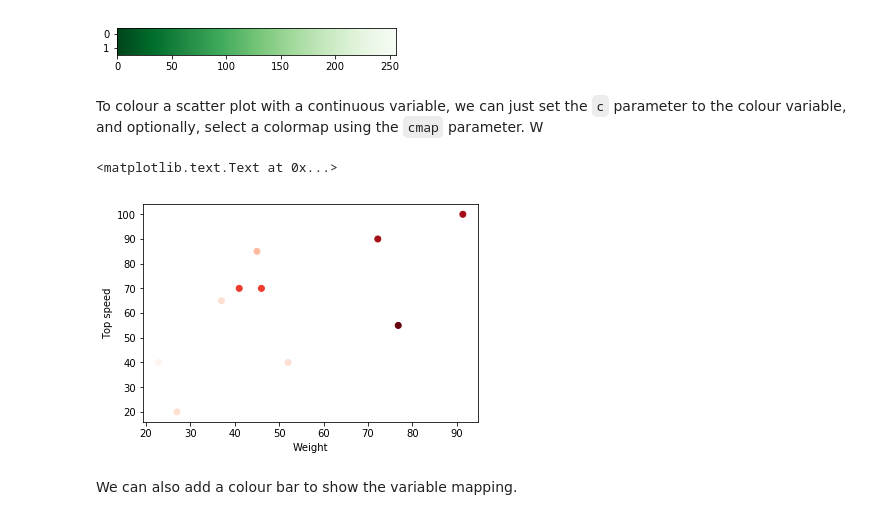
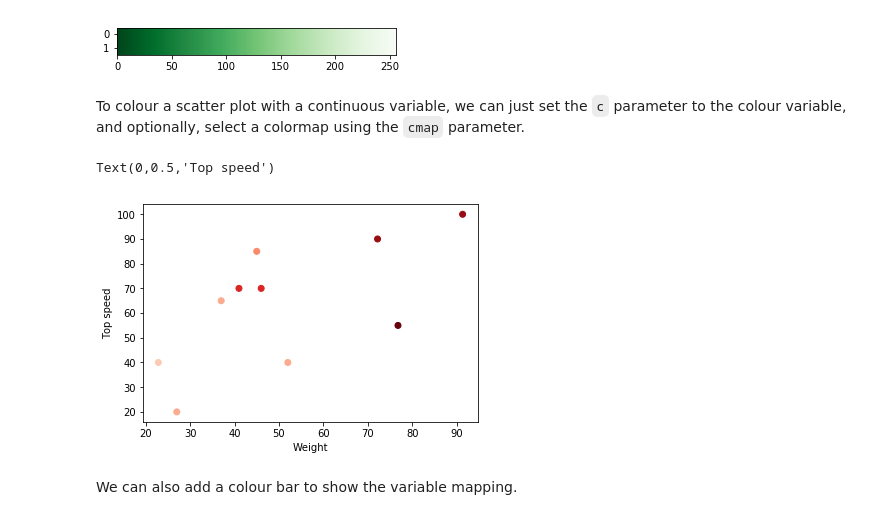
Before and after one commit to claresloggett/aspp-visualisation, a Jupyter notebook: Matplotlib_and_tidy_data.ipynb, the cells around one changed output. Saved outputs shown, nothing was run; the diff lists cells and outputs as text; code cells hidden in the pictures.

```diff
--- a/Matplotlib_and_tidy_data.ipynb
+++ b/Matplotlib_and_tidy_data.ipynb
@@ -391,18 +414,19 @@ ax.imshow(image, aspect='auto', cmap=colourmap)
 <matplotlib.image.AxesImage at 0x...>
 [figure]
 # %% [markdown]
-To colour a scatter plot with a continuous variable, we can just set the `c` parameter to the colour variable, and optionally, select a colormap using the `cmap` parameter. W
+To colour a scatter plot with a continuous variable, we can just set the `c` parameter to the colour variable, and optionally, select a colormap using the `cmap` parameter.
 # %%
 fig, ax = plt.subplots()
 
 ax.scatter(x=trains['weight_tons'], y=trains['top_speed_mph'],
            c=trains['wheels'],
-           cmap='Reds')
+           cmap='Reds',
+           vmin=0)   # Set the lightest colour to map to zero. Default is the smallest value.
 ax.set_xlabel('Weight')
 ax.set_ylabel('Top speed')
 # %% [output]
-<matplotlib.text.Text at 0x...>
+Text(0,0.5,'Top speed')
-[figure, old version]
+[figure, new version]
 # %% [markdown]
 We can also add a colour bar to show the variable mapping.
 # %%
```
Also changed, not shown: parts of 14 cells of this notebook, 3 other files.
